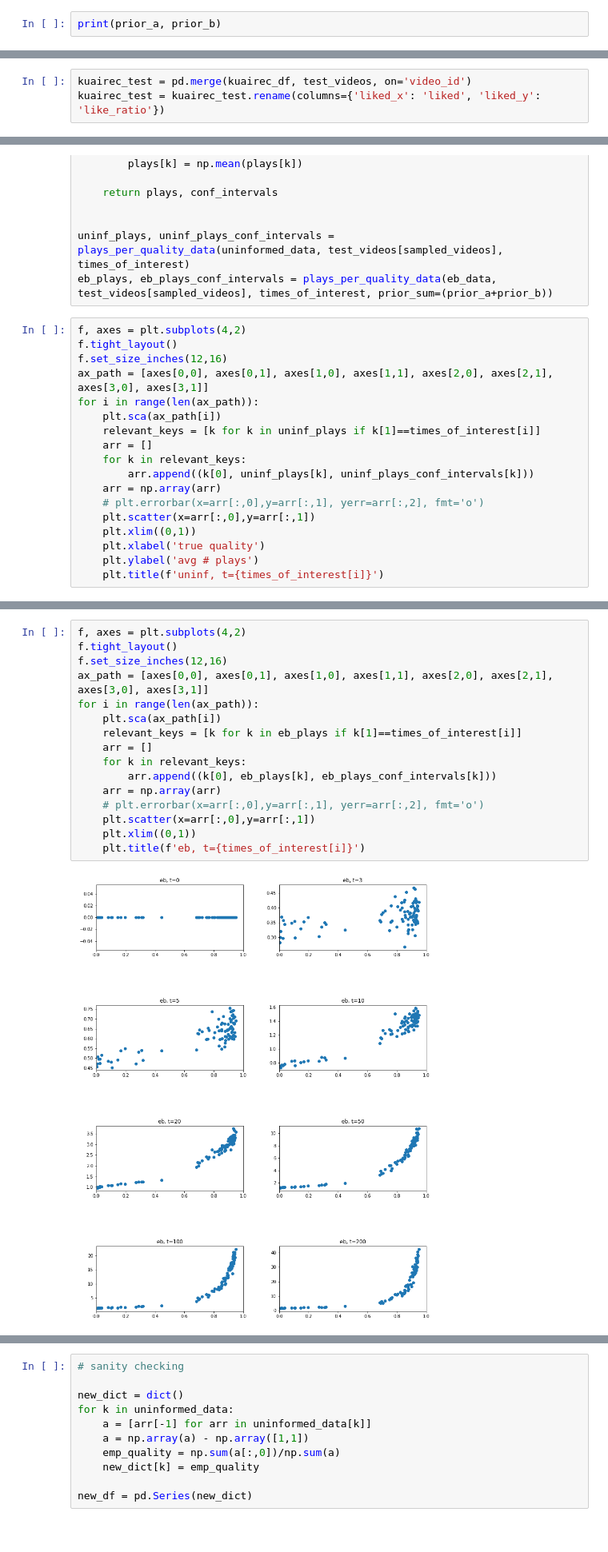
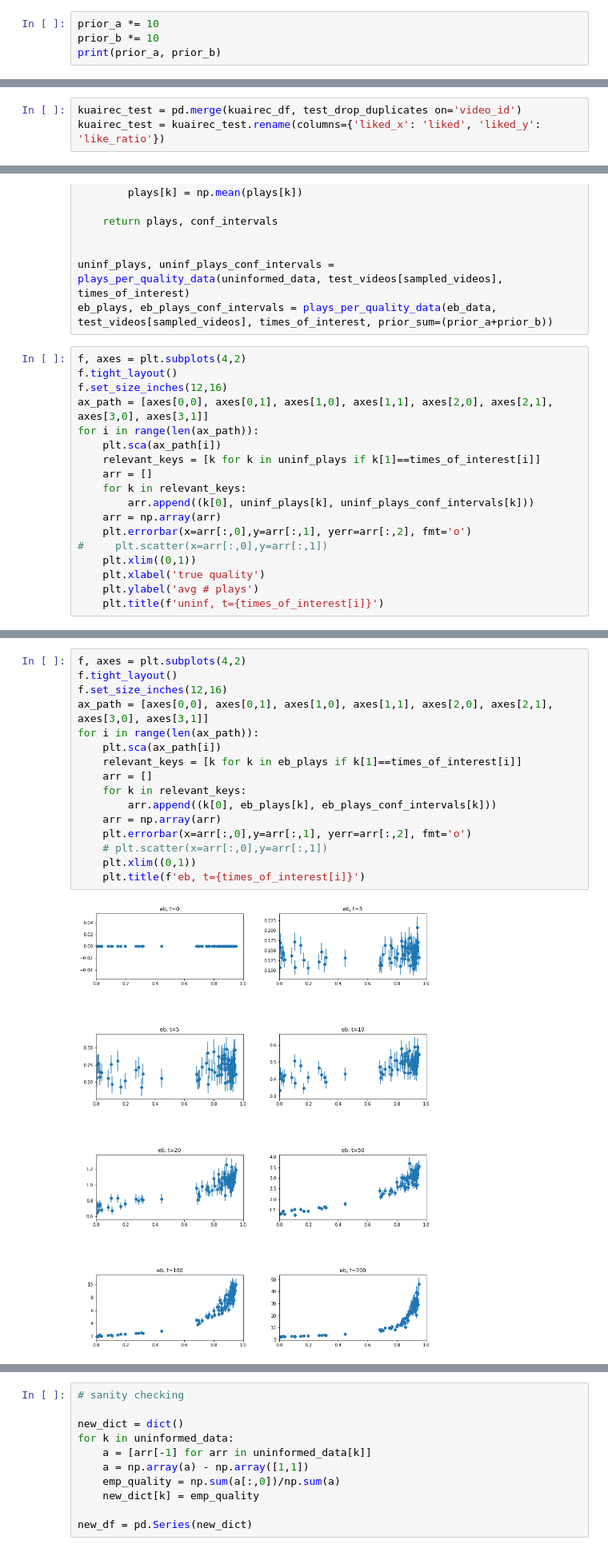
Before and after one commit to LEFTA98/ratings_with_eb, a Jupyter notebook: mab_experiments.ipynb, the cells around one changed output, grey strips where cells are left out. Shown at 80% size. Drawn from its saved outputs; the diff is of its cells as text.

```diff
--- a/mab_experiments.ipynb
+++ b/mab_experiments.ipynb
@@ -47,5 +47,7 @@ def transform_values(i,n,prior=1/2):
 prior_a, prior_b, loc, scale = beta.fit([transform_values(i, len(train_videos.values),1/2)
                                           for i in train_videos.values], floc=0, fscale=1)
 # %%
+prior_a *= 10
+prior_b *= 10
 print(prior_a, prior_b)
 # %% [output]
@@ -76,7 +78,7 @@ Name: liked, Length: 3327, dtype: float64
 # %% [markdown]
 ## Step 2: Merge the datasets and select from test set different products
 # %%
-kuairec_test = pd.merge(kuairec_df, test_videos, on='video_id')
+kuairec_test = pd.merge(kuairec_df, test_drop_duplicates on='video_id')
 kuairec_test = kuairec_test.rename(columns={'liked_x': 'liked', 'liked_y': 'like_ratio'})
 # %%
 kuairec_test.head()
@@ -570,8 +576,8 @@ for i in range(len(ax_path)):
     for k in relevant_keys:
         arr.append((k[0], uninf_plays[k], uninf_plays_conf_intervals[k]))
     arr = np.array(arr)
-    # plt.errorbar(x=arr[:,0],y=arr[:,1], yerr=arr[:,2], fmt='o')
-    plt.scatter(x=arr[:,0],y=arr[:,1])
+    plt.errorbar(x=arr[:,0],y=arr[:,1], yerr=arr[:,2], fmt='o')
+#     plt.scatter(x=arr[:,0],y=arr[:,1])
     plt.xlim((0,1))
     plt.xlabel('true quality')
     plt.ylabel('avg # plays')
@@ -581,21 +587,21 @@ for i in range(len(ax_path)):
 # %%
 f, axes = plt.subplots(4,2)
 f.tight_layout()
 f.set_size_inches(12,16)
 ax_path = [axes[0,0], axes[0,1], axes[1,0], axes[1,1], axes[2,0], axes[2,1], axes[3,0], axes[3,1]]
 for i in range(len(ax_path)):
     plt.sca(ax_path[i])
     relevant_keys = [k for k in eb_plays if k[1]==times_of_interest[i]]
     arr = []
     for k in relevant_keys:
         arr.append((k[0], eb_plays[k], eb_plays_conf_intervals[k]))
     arr = np.array(arr)
-    # plt.errorbar(x=arr[:,0],y=arr[:,1], yerr=arr[:,2], fmt='o')
-    plt.scatter(x=arr[:,0],y=arr[:,1])
+    plt.errorbar(x=arr[:,0],y=arr[:,1], yerr=arr[:,2], fmt='o')
+    # plt.scatter(x=arr[:,0],y=arr[:,1])
     plt.xlim((0,1))
     plt.title(f'eb, t={times_of_interest[i]}')
 # %% [output]
-[figure, old version]
+[figure, new version]
 # %%
 [item[20] for item in uninformed_data[350] if item.shape[0] > 20]
 # %% [output]
```
Also changed, not shown: parts of 11 cells of this notebook, 1 other file.
